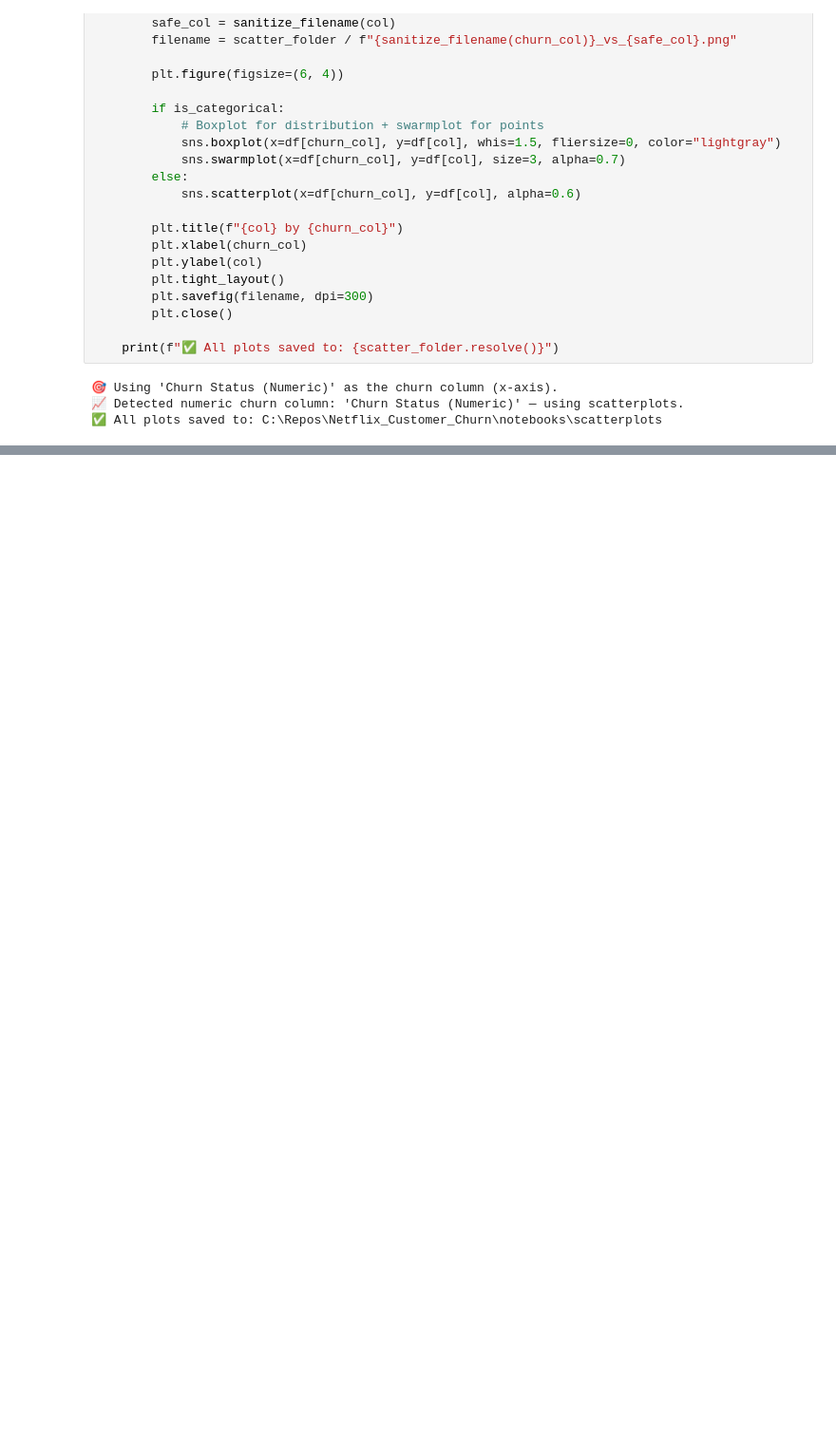
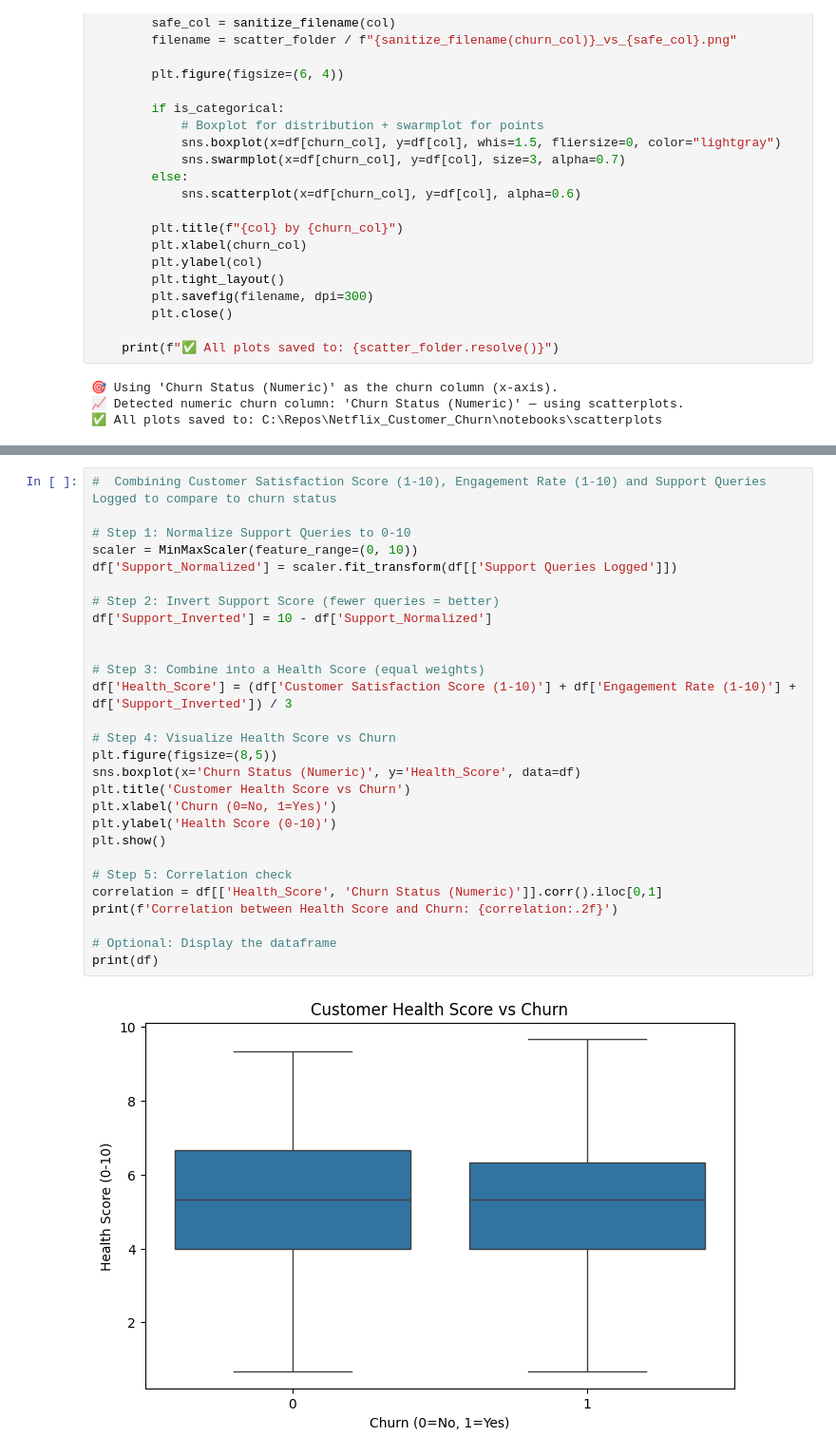
Before and after one commit to sapapesh/Netflix_Customer_Churn, a Jupyter notebook: notebooks/netflix.ipynb, the cells around one changed output, grey strips where cells are left out. Shown at 95% size. Cells and saved outputs as stored; diff of their text form; blank space fills up the shorter version.

```diff
--- a/notebooks/netflix.ipynb
+++ b/notebooks/netflix.ipynb
@@ -354,0 +427,30 @@ else:
+# %%
+#  Combining Customer Satisfaction Score (1-10), Engagement Rate (1-10) and Support Queries Logged to compare to churn status
+
+# Step 1: Normalize Support Queries to 0-10
+scaler = MinMaxScaler(feature_range=(0, 10))
+df['Support_Normalized'] = scaler.fit_transform(df[['Support Queries Logged']])
+
+# Step 2: Invert Support Score (fewer queries = better)
+df['Support_Inverted'] = 10 - df['Support_Normalized']
+
+
+# Step 3: Combine into a Health Score (equal weights)
+df['Health_Score'] = (df['Customer Satisfaction Score (1-10)'] + df['Engagement Rate (1-10)'] + df['Support_Inverted']) / 3
+
+# Step 4: Visualize Health Score vs Churn
+plt.figure(figsize=(8,5))
+sns.boxplot(x='Churn Status (Numeric)', y='Health_Score', data=df)
+plt.title('Customer Health Score vs Churn')
+plt.xlabel('Churn (0=No, 1=Yes)')
+plt.ylabel('Health Score (0-10)')
+plt.show()
+
+# Step 5: Correlation check
+correlation = df[['Health_Score', 'Churn Status (Numeric)']].corr().iloc[0,1]
+print(f'Correlation between Health Score and Churn: {correlation:.2f}')
+
+# Optional: Display the dataframe
+print(df)
+# %% [output]
+[figure, added]
```
Also changed, not shown: parts of 5 cells of this notebook, 11 other files.
